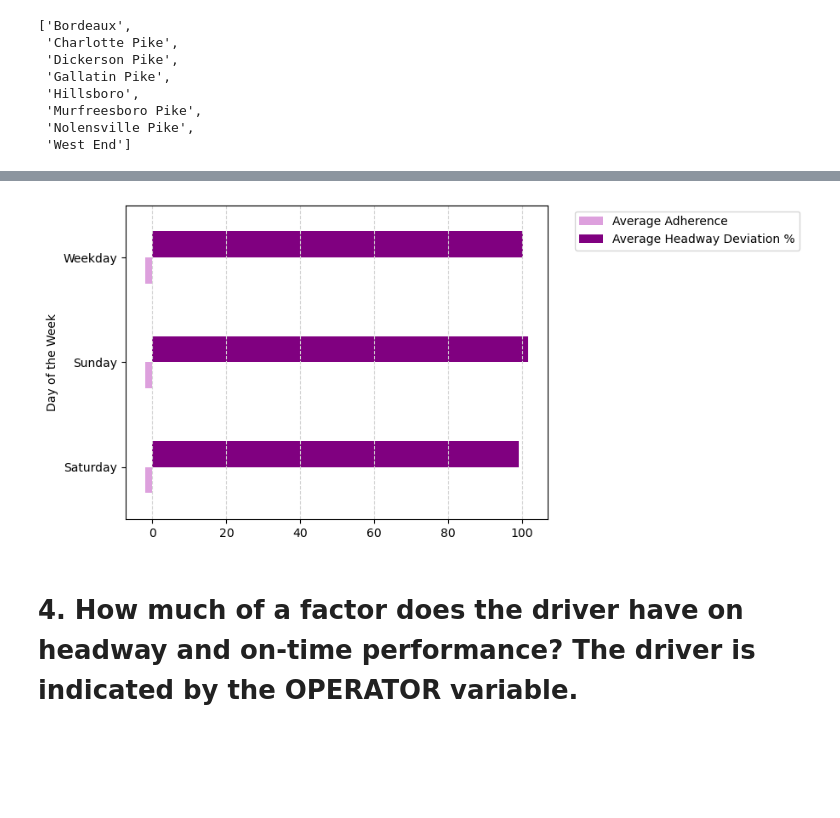
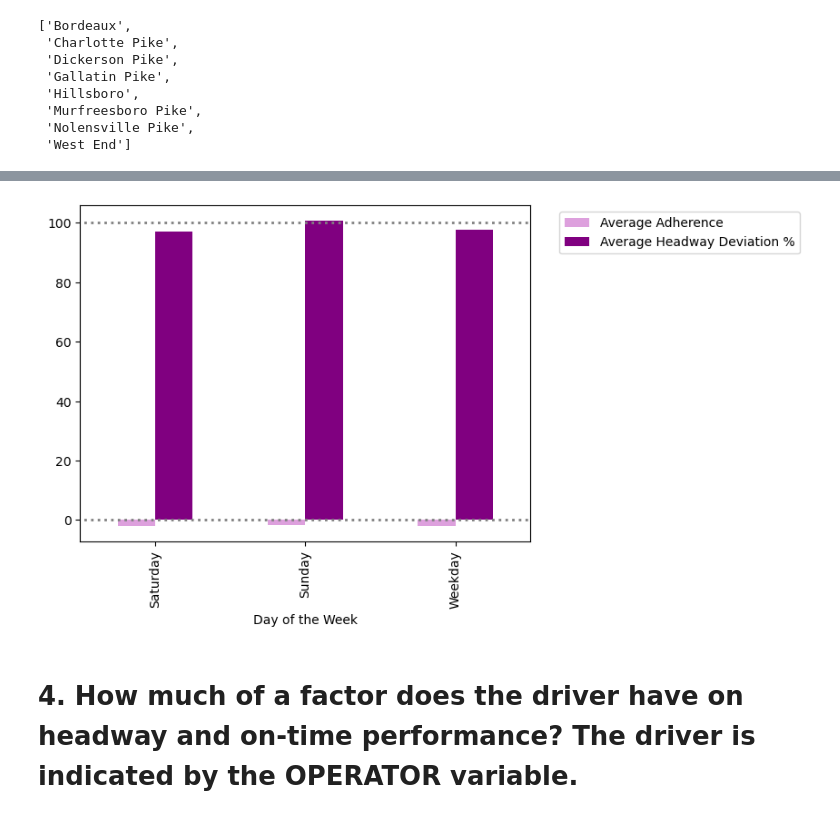
Before and after one commit to NSS-Data-Analytics-Cohort-11/wego-the-brotherhood-of-steel, a Jupyter notebook: notebooks/WeGo Project.ipynb, the cells around one changed output, grey strips where cells are left out. Saved outputs shown, nothing was run; the diff lists cells and outputs as text; code cells hidden in the pictures; blank space fills up the shorter version.

```diff
--- a/notebooks/WeGo Project.ipynb
+++ b/notebooks/WeGo Project.ipynb
@@ -56,8 +99,8 @@ def route_name(ROUTE_ABBR):
     else:
         return 'none'
 
-wego['ROUTE_NAME'] = wego['ROUTE_ABBR'].apply(route_name)
+wego_trimmed['ROUTE_NAME'] = wego_trimmed['ROUTE_ABBR'].apply(route_name)
 
-wego
+wego_trimmed
 # %% [output]
 |  | CALENDAR_ID | SERVICE_ABBR | ADHERENCE_ID | DATE | ROUTE_ABBR | BLOCK_ABBR | OPERATOR | TRIP_ID | ... |
@@ -84,7 +127,7 @@ def week_day(SERVICE_ABBR):
     else:
         return 'none'
 
-wego['DAY_OF_WEEK'] = wego['SERVICE_ABBR'].apply(week_day)
+wego_trimmed['DAY_OF_WEEK'] = wego_trimmed['SERVICE_ABBR'].apply(week_day)
 
 wego
 # %% [output]
@@ -104,3 +170,3 @@ wego
 # %%
-wego_trimmed = wego.dropna()
-wego_trimmed
+# wego_trimmed = wego.dropna()
+# wego_trimmed
@@ -1275,9 +1343,9 @@ plt.legend(bbox_to_anchor = (1.05, 1.0), loc = 'upper left')
 # %%
-func_dictionary_1 = {'ACTUAL_HDWY' : 'mean', 'ADHERENCE' : 'mean', 'HDWY_DEVIATION_PERC' : 'mean'}
+func_dictionary_1 = {'ADHERENCE' : 'mean', 'HDWY_DEVIATION_PERC' : 'mean'}
 
 avg_headway_day_of_week = pd.DataFrame(day_of_week_on_time_buses.groupby('DAY_OF_WEEK').aggregate(func_dictionary_1)).reset_index().rename(
-    columns = {'DAY_OF_WEEK' : 'Day of the Week', 'ACTUAL_HDWY' : 'Average Headway',
-               'ADHERENCE' : 'Average Adherence', 'HDWY_DEVIATION_PERC' : 'Average Headway Deviation %'})
+    columns = {'DAY_OF_WEEK' : 'Day of the Week', 'ADHERENCE' : 'Average Adherence',
+               'HDWY_DEVIATION_PERC' : 'Average Headway Deviation %'})
 
 avg_headway_day_of_week
 # %% [output]
@@ -1300,15 +1371,17 @@ avg_headway_day_of_week
 # %%
 colors2 = ('plum', 'purple')
 
 avg_headway_day_of_week.plot(x = 'Day of the Week', y = ['Average Adherence', 'Average Headway Deviation %'],
-                             kind = 'barh', color = colors2)
+                             kind = 'bar', color = colors2)
 plt.legend(bbox_to_anchor = (1.05, 1.0), loc = 'upper left')
-# plt.axhline(0, 100)
-# plt.axvline(0)
-plt.grid(axis = 'x', color = 'lightgray', linestyle = '--')
+plt.plot([-5, 8], [100, 100], linewidth = 2, linestyle = 'dotted', color = 'gray')
+plt.plot([-5, 8], [0, 0], linewidth = 2, linestyle = 'dotted', color = 'gray')
+# plt.axhline(0, 80)
+# plt.axvline(1)
+# plt.grid(axis = 'y', color = 'lightgray', linestyle = '--')
 plt.show()
 # %% [output]
-[figure, old version]
+[figure, new version]
 # %% [markdown]
 # 4. How much of a factor does the driver have on headway and on-time performance? The driver is indicated by the OPERATOR variable.
 # %%
```
Also changed, not shown: parts of 123 cells of this notebook.
